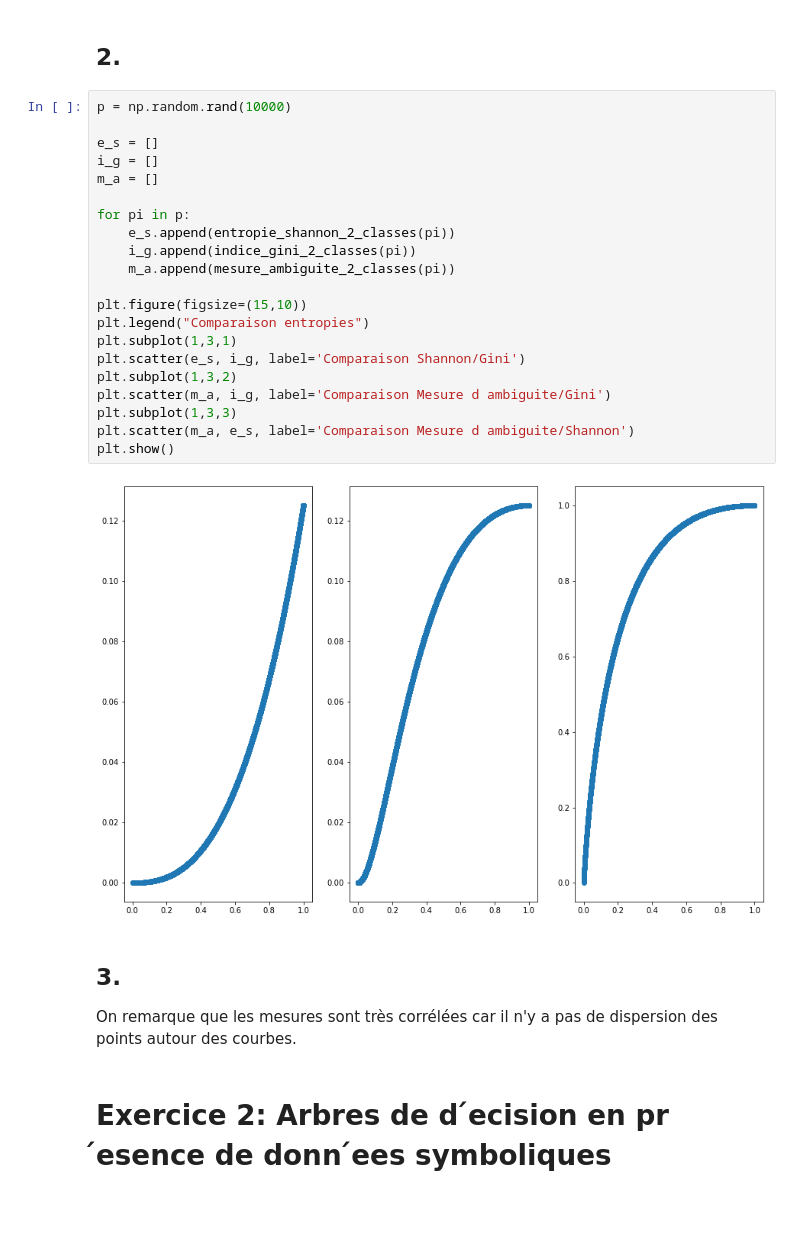
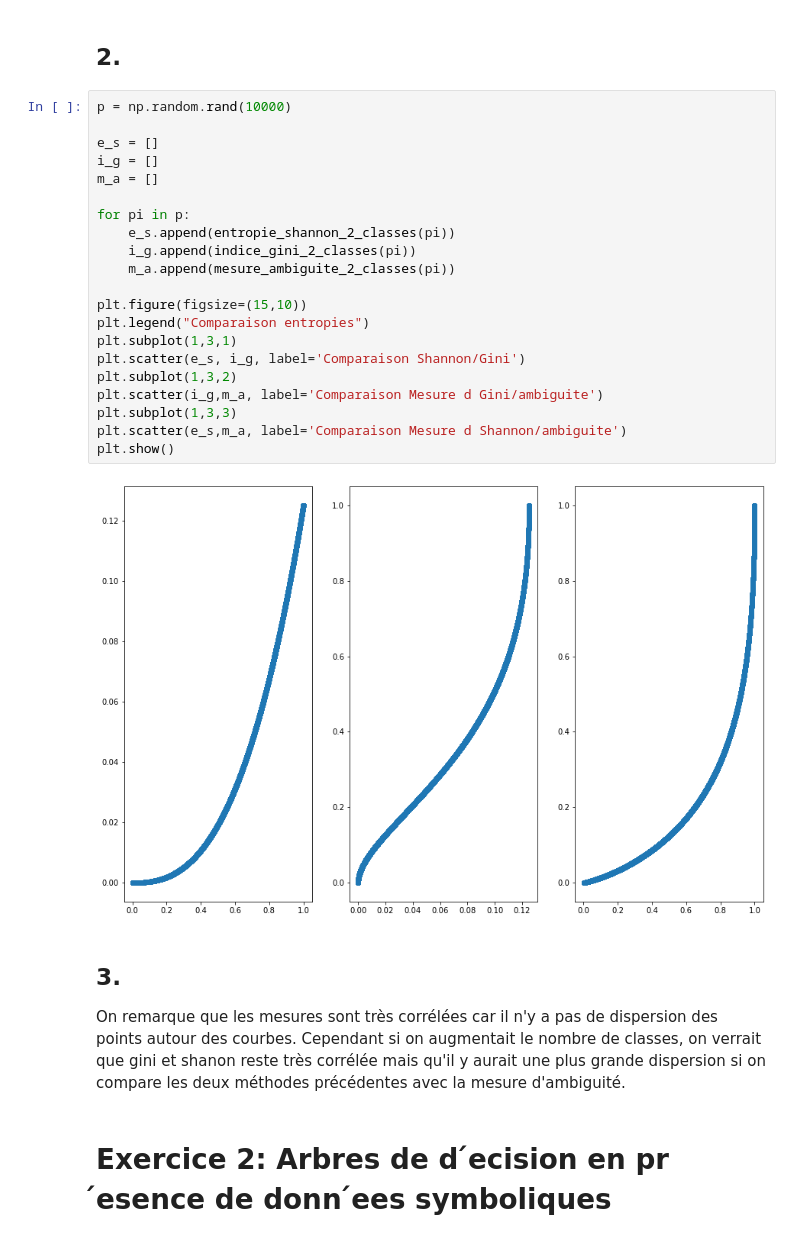
Before and after one commit to pidoux7/XAI, a Jupyter notebook: TME6/TME6.ipynb, the cells around one changed output. Saved outputs shown, nothing was run; the diff lists cells and outputs as text; blank space fills up the shorter version.

```diff
--- a/TME6/TME6.ipynb
+++ b/TME6/TME6.ipynb
@@ -57,29 +59,30 @@ plt.show()
 # %%
 p = np.random.rand(10000)
 
 e_s = []
 i_g = []
 m_a = []
 
 for pi in p:
     e_s.append(entropie_shannon_2_classes(pi))
     i_g.append(indice_gini_2_classes(pi))
     m_a.append(mesure_ambiguite_2_classes(pi))
 
 plt.figure(figsize=(15,10))
 plt.legend("Comparaison entropies")
 plt.subplot(1,3,1)
 plt.scatter(e_s, i_g, label='Comparaison Shannon/Gini')
 plt.subplot(1,3,2)
-plt.scatter(m_a, i_g, label='Comparaison Mesure d ambiguite/Gini')
+plt.scatter(i_g,m_a, label='Comparaison Mesure d Gini/ambiguite')
 plt.subplot(1,3,3)
-plt.scatter(m_a, e_s, label='Comparaison Mesure d ambiguite/Shannon')
+plt.scatter(e_s,m_a, label='Comparaison Mesure d Shannon/ambiguite')
 plt.show()
 # %% [output]
-[figure, old version]
+[figure, new version]
 # %% [markdown]
 ## 3.
 On remarque que les mesures sont très corrélées car il n'y a pas de dispersion des points autour des courbes.
+Cependant si on augmentait le nombre de classes, on verrait que gini et shanon reste très corrélée mais qu'il y aurait une plus grande dispersion si on compare les deux méthodes précédentes avec la mesure d'ambiguité.
 # %% [markdown]
 # Exercice 2: Arbres de d ́ecision en pr ́esence de donn ́ees symboliques
 # %% [markdown]
```
Also changed, not shown: parts of 40 cells of this notebook.
